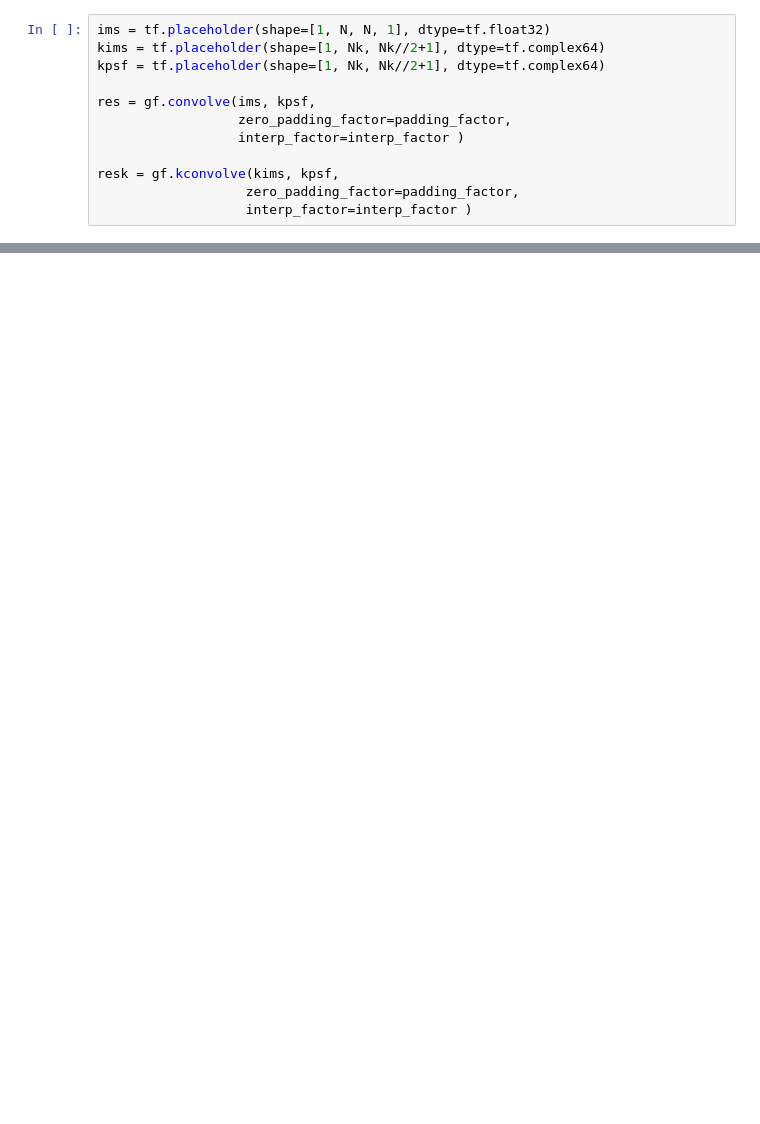
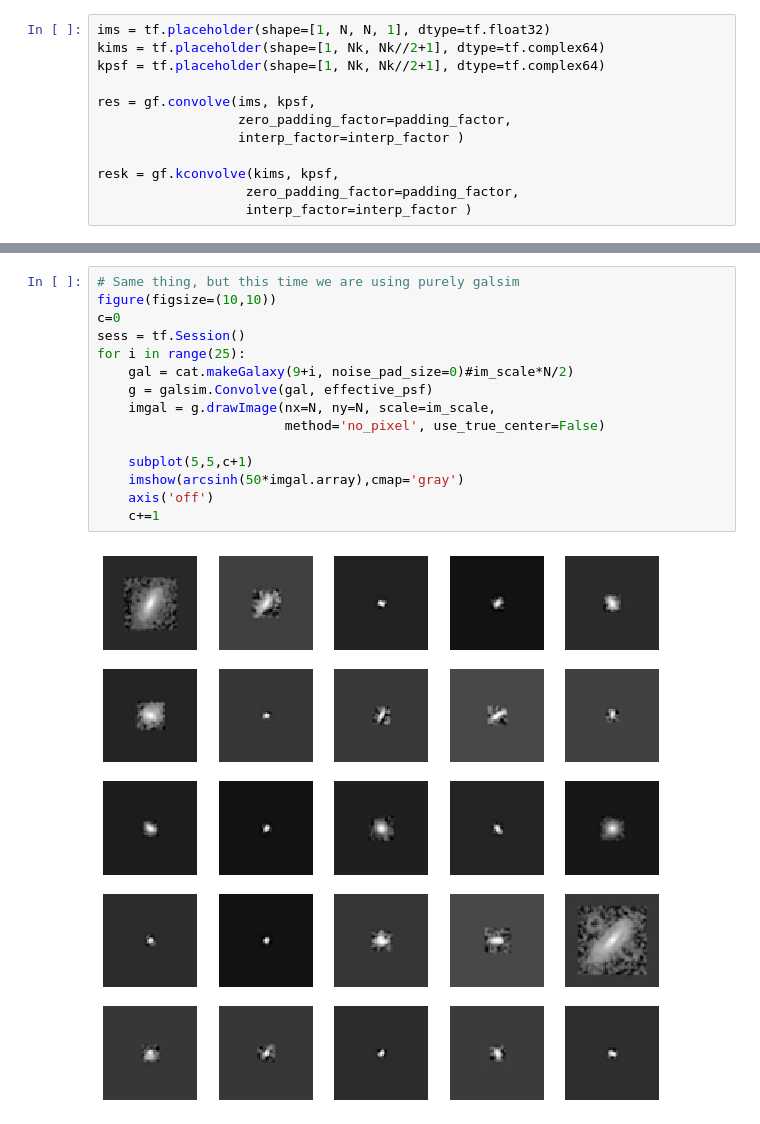
Before and after one commit to DifferentiableUniverseInitiative/GalFlow, a Jupyter notebook: notebooks/GalFlow_demo.ipynb, the cells around one changed output, grey strips where cells are left out. Drawn from its saved outputs; the diff is of its cells as text; blank space fills up the shorter version.

```diff
--- a/notebooks/GalFlow_demo.ipynb
+++ b/notebooks/GalFlow_demo.ipynb
@@ -157,0 +159,17 @@ for i in range(25):
+# %%
+# Same thing, but this time we are using purely galsim
+figure(figsize=(10,10))
+c=0
+sess = tf.Session()
+for i in range(25):
+    gal = cat.makeGalaxy(9+i, noise_pad_size=0)#im_scale*N/2)
+    g = galsim.Convolve(gal, effective_psf)
+    imgal = g.drawImage(nx=N, ny=N, scale=im_scale,
+                        method='no_pixel', use_true_center=False)
+
+    subplot(5,5,c+1)
+    imshow(arcsinh(50*imgal.array),cmap='gray')
+    axis('off')
+    c+=1
+# %% [output]
+[figure, added]
```
Also changed, not shown: parts of 7 cells of this notebook, 1 other file.
